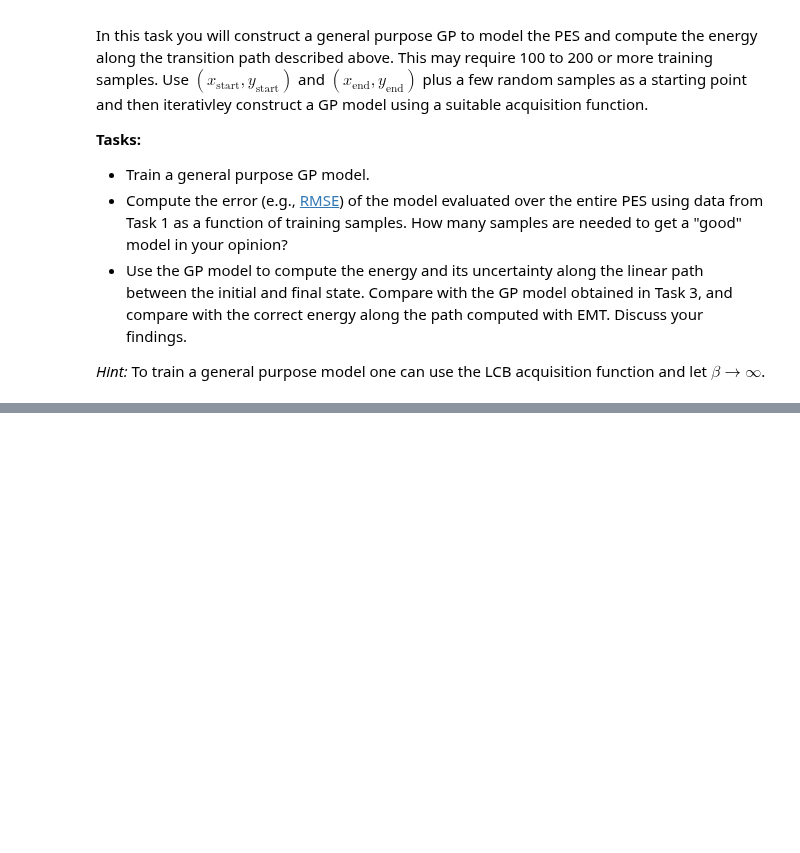
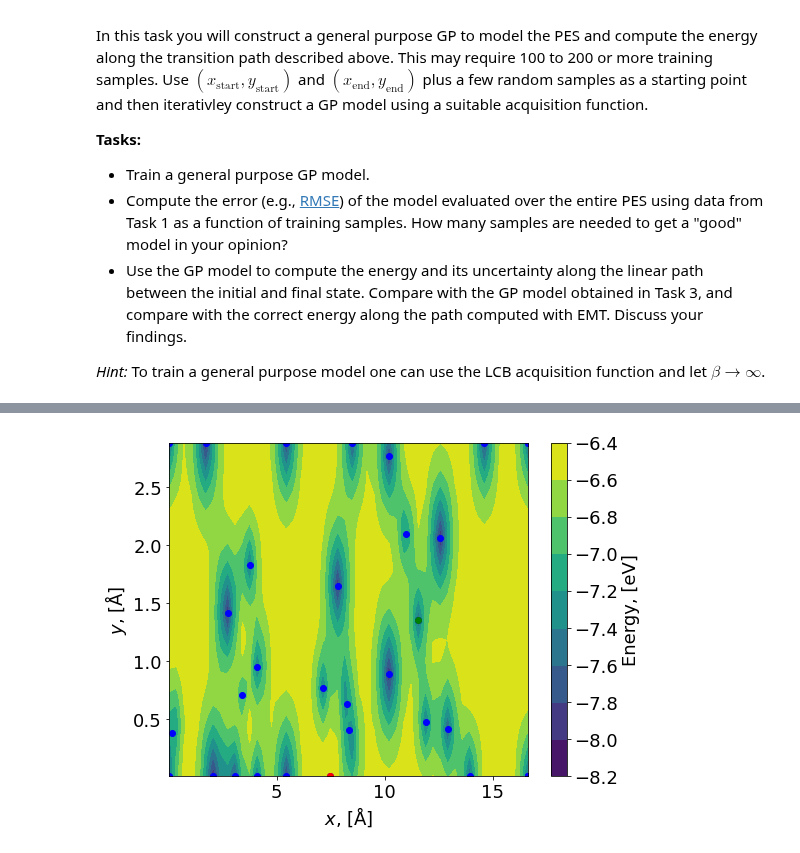
Before and after one commit to elindgren/asam_projects, a Jupyter notebook: project-2b/TIF345_bayesopt_project_2b.ipynb, the cells around one changed output, grey strips where cells are left out. Cells and saved outputs as stored; diff of their text form; code cells hidden in the pictures; blank space fills up the shorter version.

Commit message:
Task 4 started

```diff
--- a/project-2b/TIF345_bayesopt_project_2b.ipynb
+++ b/project-2b/TIF345_bayesopt_project_2b.ipynb
@@ -126,7 +126,7 @@ to make sure the ad-atom sits on top of the surface, and then pass $(x,y,z)$ int
 from ase.constraints import FixAtoms, FixedLine
 from ase.optimize import BFGS
 from ase import Atom
-# from asap3 import EMT
+#from asap3 import EMT
 from ase.calculators.emt import EMT
 
 
@@ -150,7 +150,7 @@ def calculate_adatom_energy(surface, position):
     surface_with_adatom.append(Atom('Au', position))
 
     # attach calculator
-    calc = EMT(fixed_cutoff=False)
+    calc = EMT()
     surface_with_adatom.set_calculator(calc)
 
     # apply constraints
@@ -533,3 +508,80 @@ Use $(x_\text{start}, y_\text{start})$ and $(x_\text{end}, y_\text{end})$ plus a
 
 
 *Hint:* To train a general purpose model one can use the LCB acquisition function and let $\beta \to \infty$.
+# %%
+def get_initial_t4(n_data):
+    start_x = np.random.rand(n_data-2)*x_max
+    start_y = np.random.rand(n_data-2)*y_max
+
+    start_x = np.append(start_x, gm_x)
+    start_y = np.append(start_y, gm_y)
+
+    start_x = np.append(start_x, 11)
+    start_y = np.append(start_y, 2.1)
+
+    z = set_z_max(surface.get_positions())
+    X_data = np.zeros((n_data,2))
+    E_data = np.zeros((n_data,1))
+    for i in range(n_data):
+        energy = calculate_adatom_energy(surface, [start_x[i], start_y[i], z])
+        E_data[i] = energy
+        X_data[i,0] = start_x[i]
+        X_data[i,1] = start_y[i]
+    return X_data, E_data
+
+def RMSE(mu_pes, pes):
+    mu_pes = mu_pes.reshape(len(xs),len(ys))
+    MSE = np.mean((mu_pes - pes)**2, axis=(0,1))
+    return np.sqrt(MSE)
+
+def grid():
+    Xs = np.zeros((len(xs)*len(ys), 2))
+    for i, x in enumerate(xs):
+        for j, y in enumerate(ys):
+            Xs[len(ys)*i+j, 0] = x
+            Xs[len(ys)*i+j, 1] = y
+    return Xs
+
+def bayesian_optimization_t4(max_iters, n_data, nx, ny, beta, plot=True, debug=False):
+    fig, ax = plt.subplots(figsize=(8,6))
+    np.random.seed(9)
+
+    z = set_z_max(surface.get_positions())
+    X, E = get_initial_t4(n_data)
+
+    X_new = []
+    X_old = X[-1,:]
+    rmse = np.zeros(max_iters)
+    Xs = grid()
+    for i in tqdm(range(max_iters)):
+        model = train_GP(X,E)
+        X_new, Acq = get_new_X(model, beta, nx, ny)
+        E_new = calculate_adatom_energy(surface, [X_new[0], X_new[1], z])
+
+        print(E_new)
+        # Update data
+        X = np.append(X, X_new.reshape(1,2), axis=0)
+        E = np.append(E, np.array([E_new]).reshape(1,1), axis=0)
+
+        # plot Acq function and data
+        if plot and i == max_iters-1:
+            plot_on_grid(Acq.reshape(nx,ny).T, ax, nx, ny)
+            ax.scatter(x=X[:,0], y=X[:,1], c='b')
+            ax.scatter(x=X_old[0], y=X_old[1], c='g')
+            ax.scatter(x=X_new[0], y=X_new[1], c='r')
+
+        mu_pes, std_pes  = model.predict(Xs)
+        rmse[i] = RMSE(mu_pes, pes)
+        X_old = X_new
+    return rmse, model
+
+
+
+nx = 50
+ny = 50
+max_iters = 30
+n_data = 5
+beta = 5
+
+rmse, model = bayesian_optimization_t4(max_iters, n_data, nx, ny, beta, plot=True, debug=False)
+# %% [output]
@@ -535,0 +605 @@ Use $(x_\text{start}, y_\text{start})$ and $(x_\text{end}, y_\text{end})$ plus a
+[figure, added]
```
Also changed, not shown: parts of 4 cells of this notebook.
